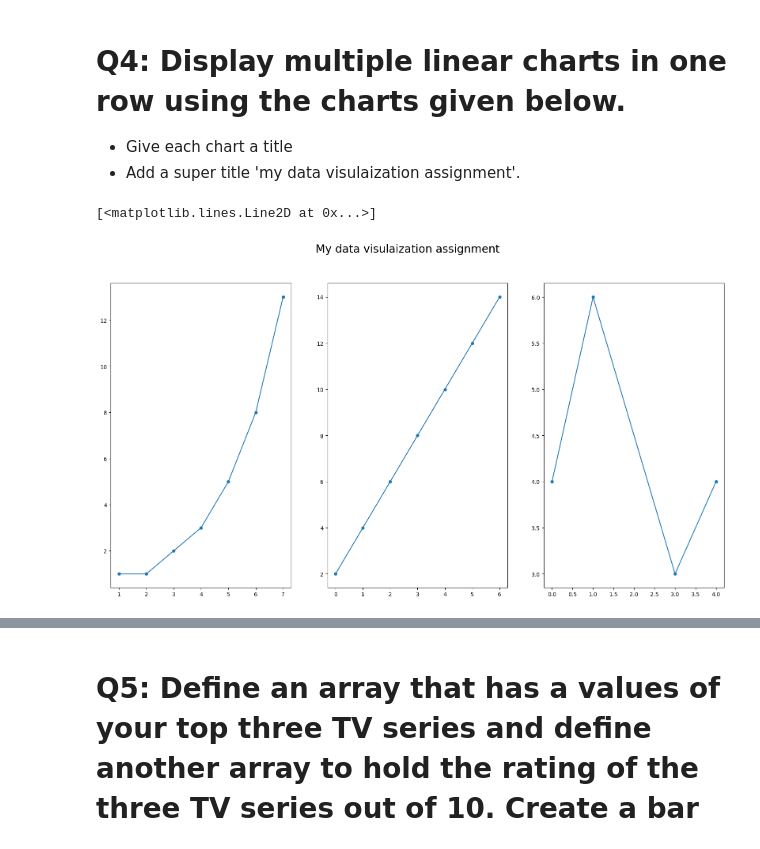
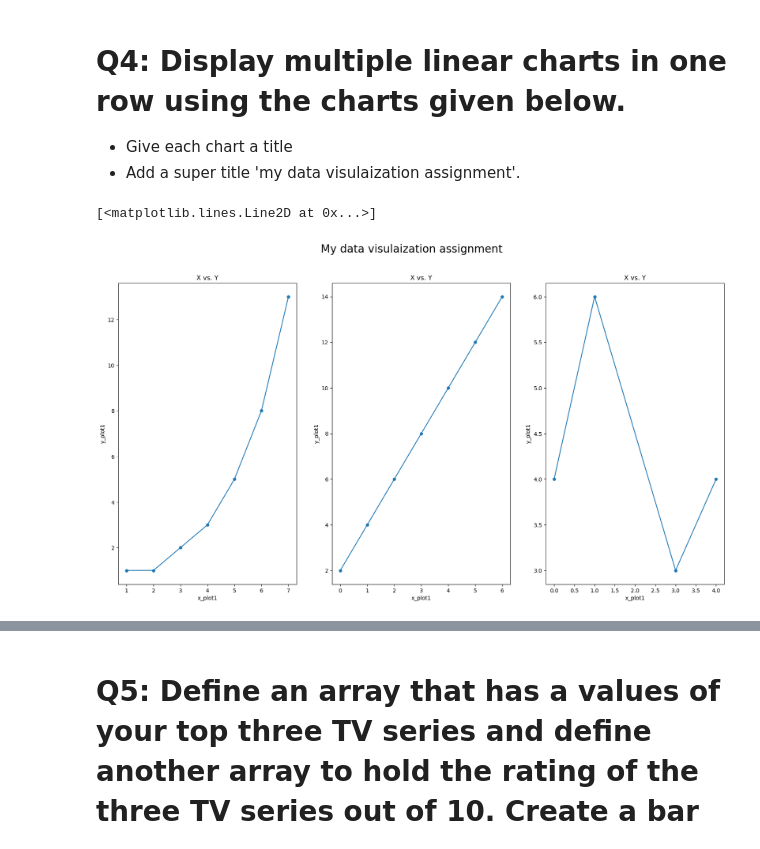
Before and after one commit to RazanAlyahya/Matplotlib-Lab2, a Jupyter notebook: Day#8_Matplotlib_razanalyahya2.ipynb, the cells around one changed output, grey strips where cells are left out. Drawn from its saved outputs; the diff is of its cells as text; code cells hidden in the pictures.

```diff
--- a/Day#8_Matplotlib_razanalyahya2.ipynb
+++ b/Day#8_Matplotlib_razanalyahya2.ipynb
@@ -54,28 +54,38 @@ plt.show()
 # %%
 #super title = my data visulaization assignment
 plt.figure(figsize=[20,10])
 plt.suptitle('My data visulaization assignment',fontsize = 20)
 
 
 #title = First Chart
 x_plot1 = np.array([1, 2, 3, 4, 5, 6, 7])
 y_plot1 = np.array([1, 1, 2, 3, 5, 8, 13])
 plt.subplot(1,3,1)
+plt.xlabel('x_plot1')
+plt.ylabel('y_plot1')
+plt.title('X vs. Y')
 plt.plot(x_plot1,y_plot1,marker=".", markersize=10)
+
 
 #title = Second Chart
 x_plot2 = np.array([0, 1, 2, 3, 4, 5, 6])
 y_plot2 = np.array([2, 4, 6, 8, 10, 12, 14])
 plt.subplot(1,3,2)
+plt.xlabel('x_plot1')
+plt.ylabel('y_plot1')
+plt.title('X vs. Y')
 plt.plot(x_plot2,y_plot2,marker=".", markersize=10)
 
 #title = Third Chart
 x_plot3 = np.array([0, 1, 3, 4])
 y_plot3 = np.array([4, 6, 3, 4])
 plt.subplot(1,3,3)
+plt.xlabel('x_plot1')
+plt.ylabel('y_plot1')
+plt.title('X vs. Y')
 plt.plot(x_plot3,y_plot3,marker=".", markersize=10)
 # %% [output]
 [<matplotlib.lines.Line2D at 0x...>]
-[figure, old version]
+[figure, new version]
 # %%
 # write your code here ^_^
```
Also changed, not shown: parts of 1 cell of this notebook.
